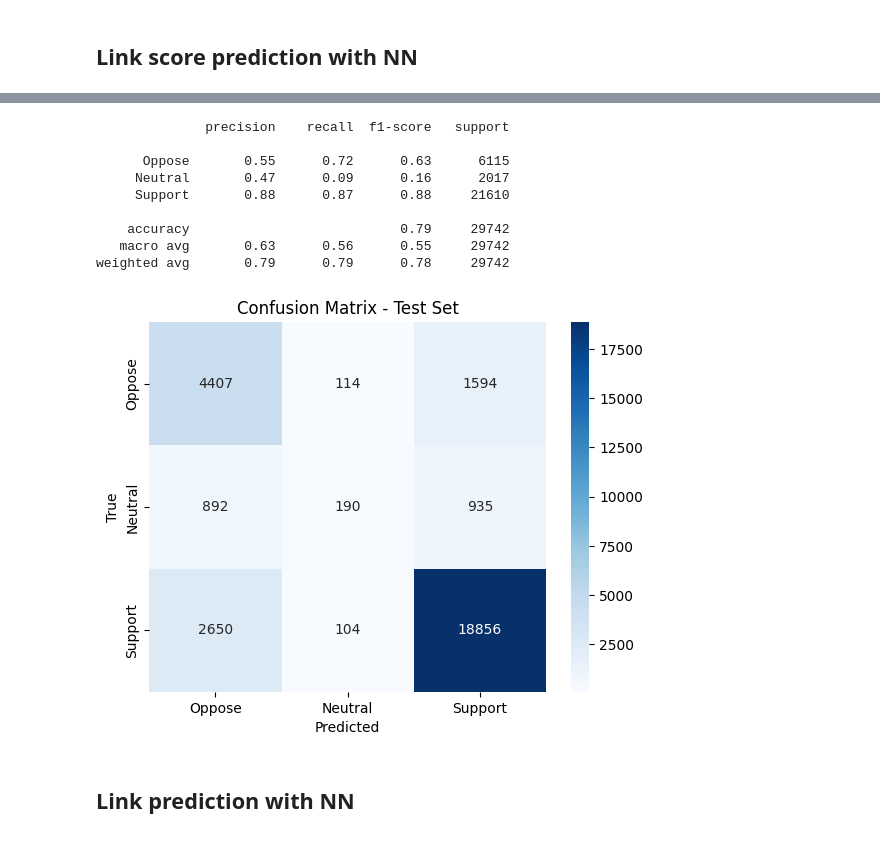
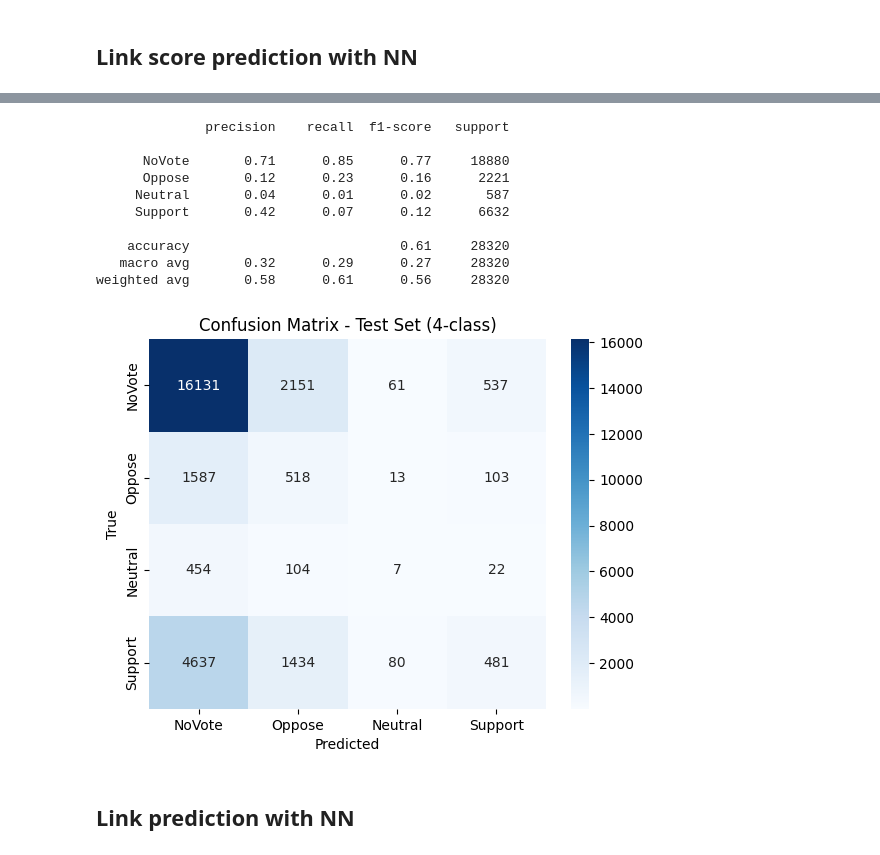
Before and after one commit to Lav-11/LFN_assignment, a Jupyter notebook: hw_wiki_rfa.ipynb, the cells around one changed output, grey strips where cells are left out. Saved outputs shown, nothing was run; the diff lists cells and outputs as text; code cells hidden in the pictures.

```diff
--- a/hw_wiki_rfa.ipynb
+++ b/hw_wiki_rfa.ipynb
@@ -33,10 +118,16 @@ user_map = dict(zip(users, user_ids))
 # Data preparation
 X = []
 y = []
-for src, tgt, vot in samples:
-    if src in user_map and tgt in user_map:
-        X.append([user_map[src], user_map[tgt]])
-        y.append(vot)
+dates = []
+
+for src, tgt, vot, dat in samples:
+    X.append([user_map[src], user_map[tgt]])
+    y.append(vot)
+    dates.append(dat)
 
 X = torch.tensor(X, dtype=torch.long)
 y = torch.tensor(y, dtype=torch.long)
+
+# labels per positivi: {-1,0,1} -> {1,2,3}
+y_pos = y + 2
+print("Positive edges:", X.size(0))
@@ -61,7 +243,7 @@ val_loader   = DataLoader(val_dataset, batch_size=256)
 # %%
 import torch.nn as nn
 
-# Model for vote prediction
+# Model for vote prediction (4 classi)
 class VotePredictor(nn.Module):
     def __init__(self, num_users, emb_dim=64):
         super().__init__()
@@ -73,10 +255,9 @@ class VotePredictor(nn.Module):
             nn.Linear(128, 64),
             nn.ReLU(),
             nn.Dropout(0.3),
-            nn.Linear(64, 3)  # 3 classes: -1, 0, +1 → shifted to 0,1,2
+            nn.Linear(64, 4)  # 4 classes: NoVote, Oppose, Neutral, Support
         )
 
-    # Predizione
     def forward(self, x):
         src_emb = self.emb(x[:, 0])
         tgt_emb = self.emb(x[:, 1])
@@ -150,38 +336,44 @@ Early stopping triggered
 # %%
 from sklearn.metrics import classification_report, confusion_matrix
 import seaborn as sns
 import matplotlib.pyplot as plt
 
-# Predictions on the test set
+# Predictions on the test set (4 classi)
 model.eval()
 with torch.no_grad():
-    X_eval = X_test.to("cuda")              # use the updated split
+    X_eval = X_test_4.to("cuda")
     y_pred = model(X_eval).argmax(dim=1).cpu().numpy()
-    y_true = (y_test + 1).numpy()           # shift from [-1,0,1] to [0,1,2]
+    y_true = y_test_4.numpy()
 
 # Classification report
-print(classification_report(y_true, y_pred, target_names=["Oppose", "Neutral", "Support"]))
+print(classification_report(
+    y_true, y_pred,
+    target_names=["NoVote", "Oppose", "Neutral", "Support"]
+))
 
 # Confusion Matrix
 cm = confusion_matrix(y_true, y_pred)
-sns.heatmap(cm, annot=True, fmt="d", cmap="Blues",
-            xticklabels=["Oppose", "Neutral", "Support"],
-            yticklabels=["Oppose", "Neutral", "Support"])
+sns.heatmap(
+    cm, annot=True, fmt="d", cmap="Blues",
+    xticklabels=["NoVote", "Oppose", "Neutral", "Support"],
+    yticklabels=["NoVote", "Oppose", "Neutral", "Support"]
+)
 plt.xlabel("Predicted")
 plt.ylabel("True")
-plt.title("Confusion Matrix - Test Set")
+plt.title("Confusion Matrix - Test Set (4-class)")
 plt.show()
 # %% [output]
               precision    recall  f1-score   support
 
-      Oppose       0.55      0.72      0.63      6115
-     Neutral       0.47      0.09      0.16      2017
-     Support       0.88      0.87      0.88     21610
+      NoVote       0.71      0.85      0.77     18880
+      Oppose       0.12      0.23      0.16      2221
+     Neutral       0.04      0.01      0.02       587
+     Support       0.42      0.07      0.12      6632
 
-    accuracy                           0.79     29742
-   macro avg       0.63      0.56      0.55     29742
-weighted avg       0.79      0.79      0.78     29742
+    accuracy                           0.61     28320
+   macro avg       0.32      0.29      0.27     28320
+weighted avg       0.58      0.61      0.56     28320
-[figure, old version]
+[figure, new version]
 # %% [markdown]
 ## Link prediction with NN ##
 # %%
```
Also changed, not shown: parts of 24 cells of this notebook.
